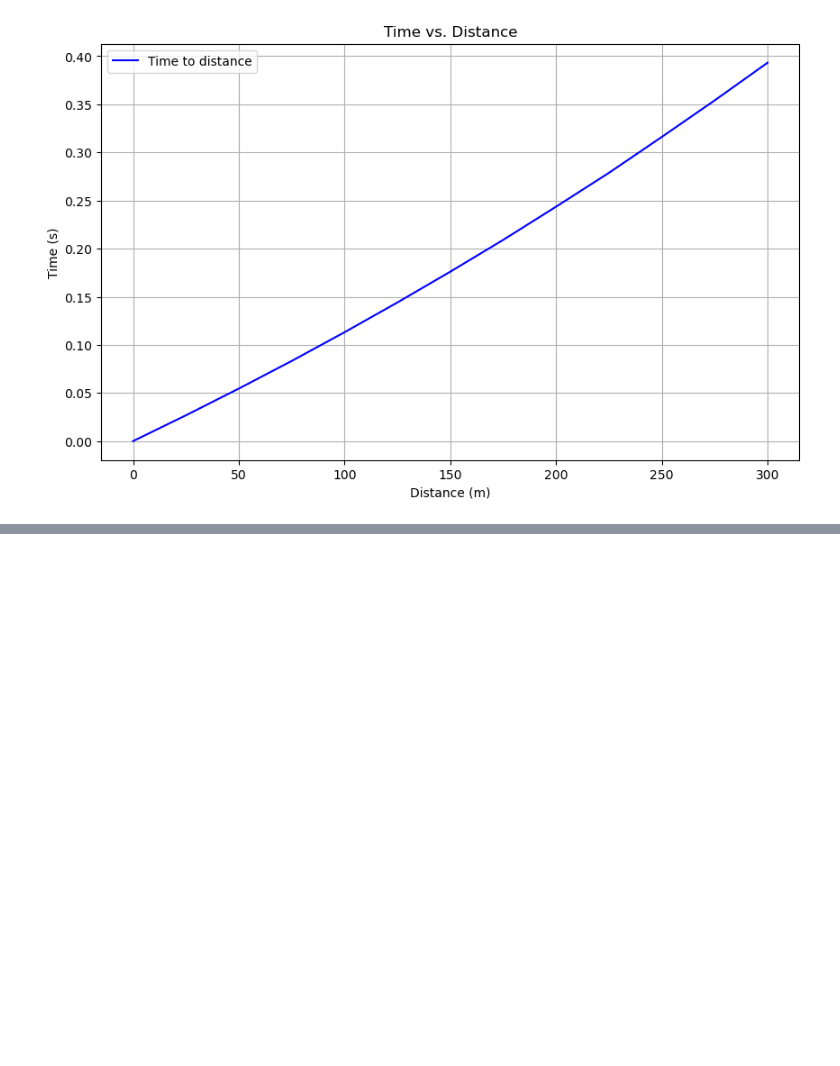
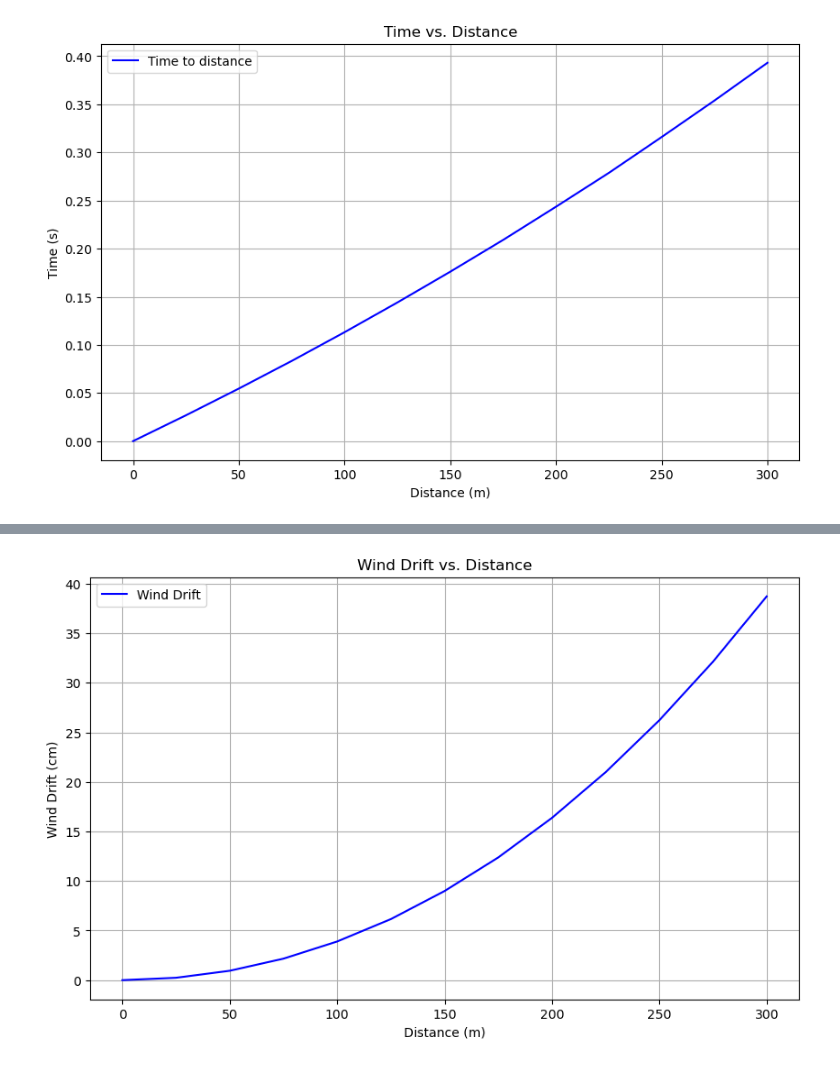
Before and after one commit to theresiasnow/ballistics, a Jupyter notebook: ballistics.ipynb, the cells around one changed output, grey strips where cells are left out. Saved outputs shown, nothing was run; the diff lists cells and outputs as text; code cells hidden in the pictures; blank space fills up the shorter version.

Commit message:
windage

```diff
--- a/ballistics.ipynb
+++ b/ballistics.ipynb
@@ -29,6 +29,10 @@ temp = 20.0 # degrees Celsius
 pressure = 1020 * 100# Pa
 humidity = 0.778 # 70% humidity
 latitude = 59 # degrees
+
+# Wind conditions
+wind_speed = 5  # wind speed in m/s
+wind_angle = 90  # wind direction angle relative to the bullet's path (90 degrees = perpendicular)
 
 air_density = b.calculate_air_density(temp, pressure, humidity)
 os.environ['AIR_DENSITY'] = str(air_density) # kg/m3 needed in ballistics.py
@@ -174,0 +179,13 @@ Total drift after 300 meters is 0.041 m
+# %%
+# Windage
+
+wind_drifts = b.calculate_wind_drift(v0, optimal_angle, drag_coefficient_g1, bullet_weight, bullet_area, wind_speed, wind_angle, distances)
+# Windage table
+wind_drifts_cm = np.round(np.array(wind_drifts) * 100, 2)
+drift_mrads = b.calculate_mrads(distances, wind_drifts)
+wind_drifts = np.round(wind_drifts, 2)
+drift_mrads = np.round(drift_mrads, 2)
+windage_clicks = np.round(np.array(list(map(lambda x: x/mrad_per_click, wind_drifts)))).astype(int)
+d = {'wind drift (cm)': wind_drifts_cm, 'mrad': drift_mrads, 'clicks': windage_clicks}
+windage_clicks_df = pd.DataFrame(data=d, index=distances)
+display(windage_clicks_df)
@@ -174,0 +208,12 @@ Total drift after 300 meters is 0.041 m
+# %%
+# Windage plot
+plt.figure(figsize=(10, 6))
+plt.plot(distances, wind_drifts_cm, label='Wind Drift', color='blue')
+plt.xlabel('Distance (m)')
+plt.ylabel('Wind Drift (cm)')
+plt.title('Wind Drift vs. Distance')
+plt.legend()
+plt.grid(True)
+plt.show()
+# %% [output]
+[figure, added]
```
Also changed, not shown: parts of 7 cells of this notebook, 2 other files.
